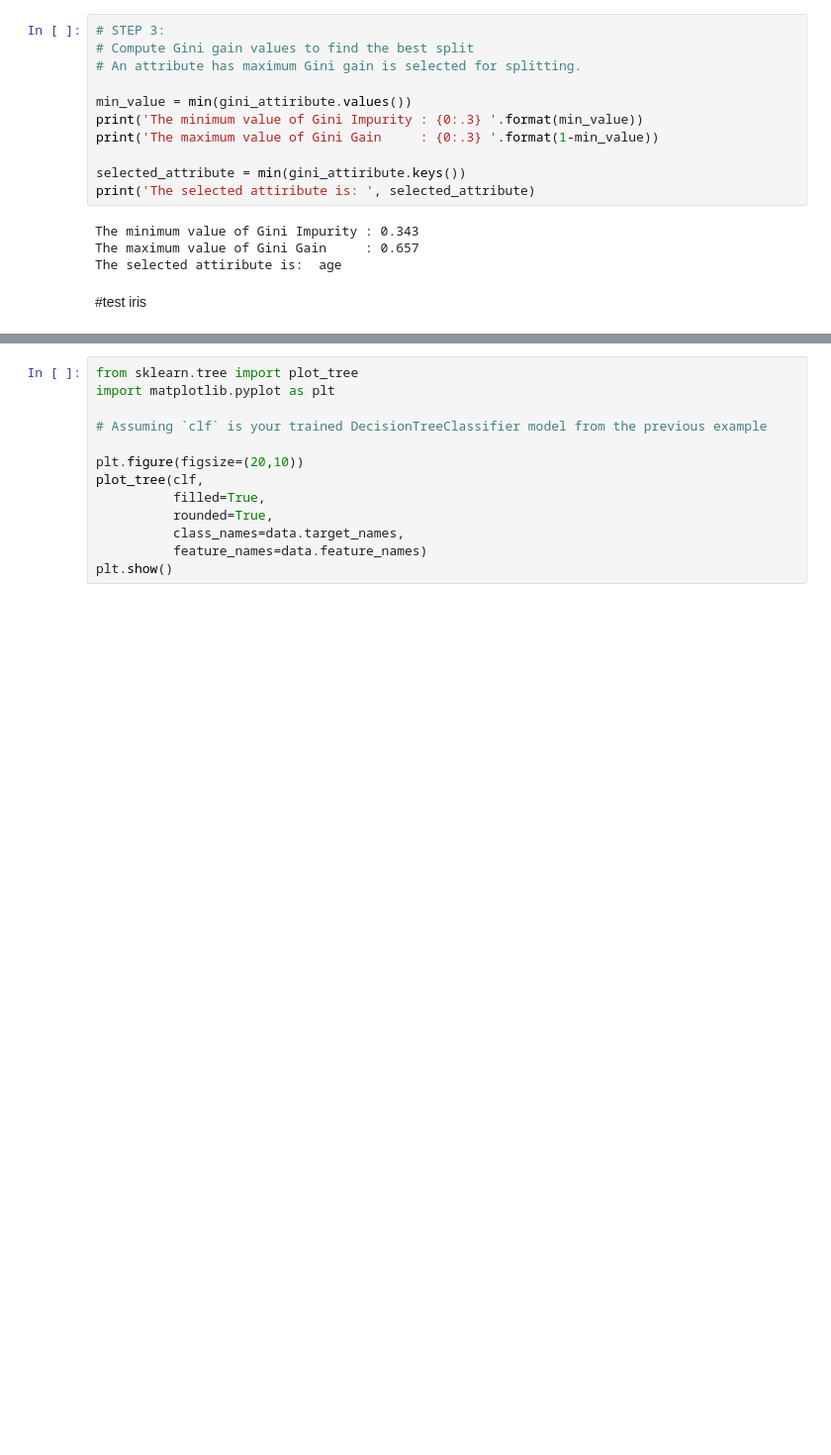
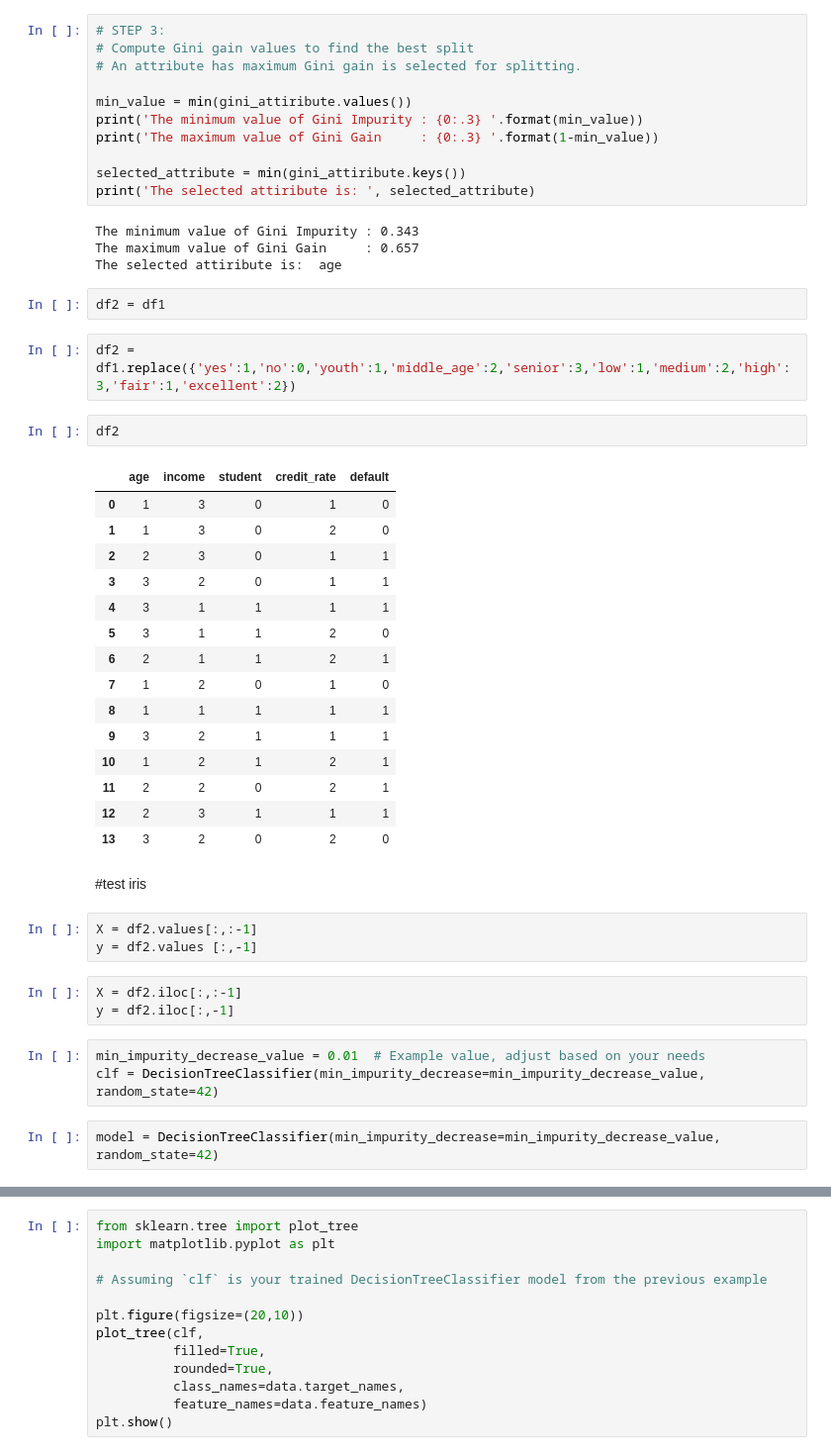
Before and after one commit to Tonry12/BSC_DPDM23, a Jupyter notebook: Classificationmin__impurity_decrease.ipynb, the cells around one changed output, grey strips where cells are left out. Shown at 99% size. Cells and saved outputs as stored; diff of their text form; blank space fills up the shorter version.

```diff
--- a/Classificationmin__impurity_decrease.ipynb
+++ b/Classificationmin__impurity_decrease.ipynb
@@ -388,5 +107,38 @@ print('The selected attiribute is: ', selected_attribute)
 The minimum value of Gini Impurity : 0.343
 The maximum value of Gini Gain     : 0.657
 The selected attiribute is:  age
+# %%
+df2 = df1
+# %%
+df2 = df1.replace({'yes':1,'no':0,'youth':1,'middle_age':2,'senior':3,'low':1,'medium':2,'high':3,'fair':1,'excellent':2})
+# %%
+df2
+# %% [output]
+|  | age | income | student | credit_rate | default |
+| 0 | 1 | 3 | 0 | 1 | 0 |
+| 1 | 1 | 3 | 0 | 2 | 0 |
+| 2 | 2 | 3 | 0 | 1 | 1 |
+| 3 | 3 | 2 | 0 | 1 | 1 |
+| 4 | 3 | 1 | 1 | 1 | 1 |
+| 5 | 3 | 1 | 1 | 2 | 0 |
+| 6 | 2 | 1 | 1 | 2 | 1 |
+| 7 | 1 | 2 | 0 | 1 | 0 |
+| 8 | 1 | 1 | 1 | 1 | 1 |
+| 9 | 3 | 2 | 1 | 1 | 1 |
+| 10 | 1 | 2 | 1 | 2 | 1 |
+| 11 | 2 | 2 | 0 | 2 | 1 |
+| 12 | 2 | 3 | 1 | 1 | 1 |
+| 13 | 3 | 2 | 0 | 2 | 0 |
 # %% [markdown]
 #test iris
+# %%
+X = df2.values[:,:-1]
+y = df2.values [:,-1]
+# %%
+X = df2.iloc[:,:-1]
+y = df2.iloc[:,-1]
+# %%
+min_impurity_decrease_value = 0.01  # Example value, adjust based on your needs
+clf = DecisionTreeClassifier(min_impurity_decrease=min_impurity_decrease_value, random_state=42)
+# %%
+model = DecisionTreeClassifier(min_impurity_decrease=min_impurity_decrease_value, random_state=42)
```
Also changed, not shown: parts of 61 cells of this notebook.
